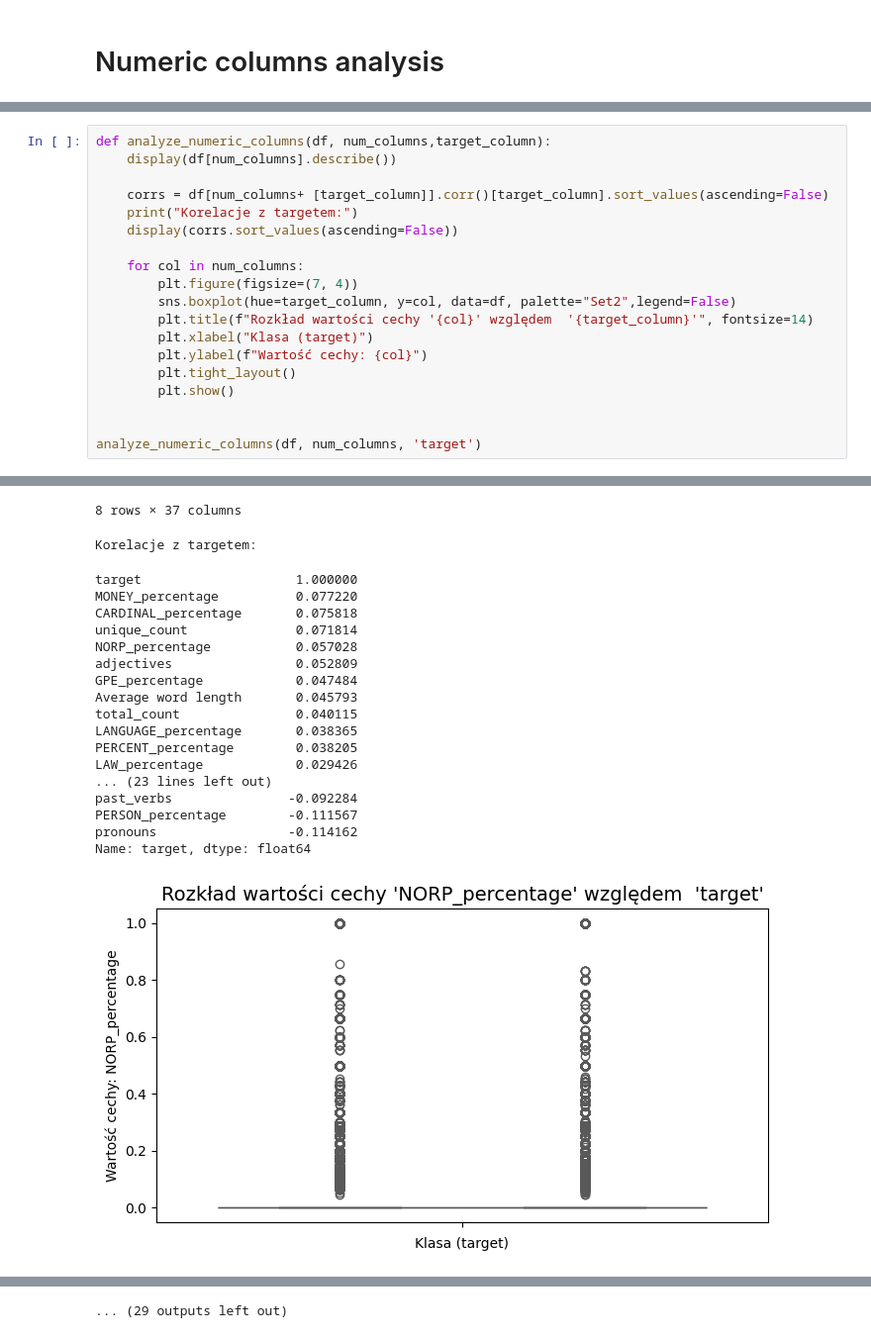
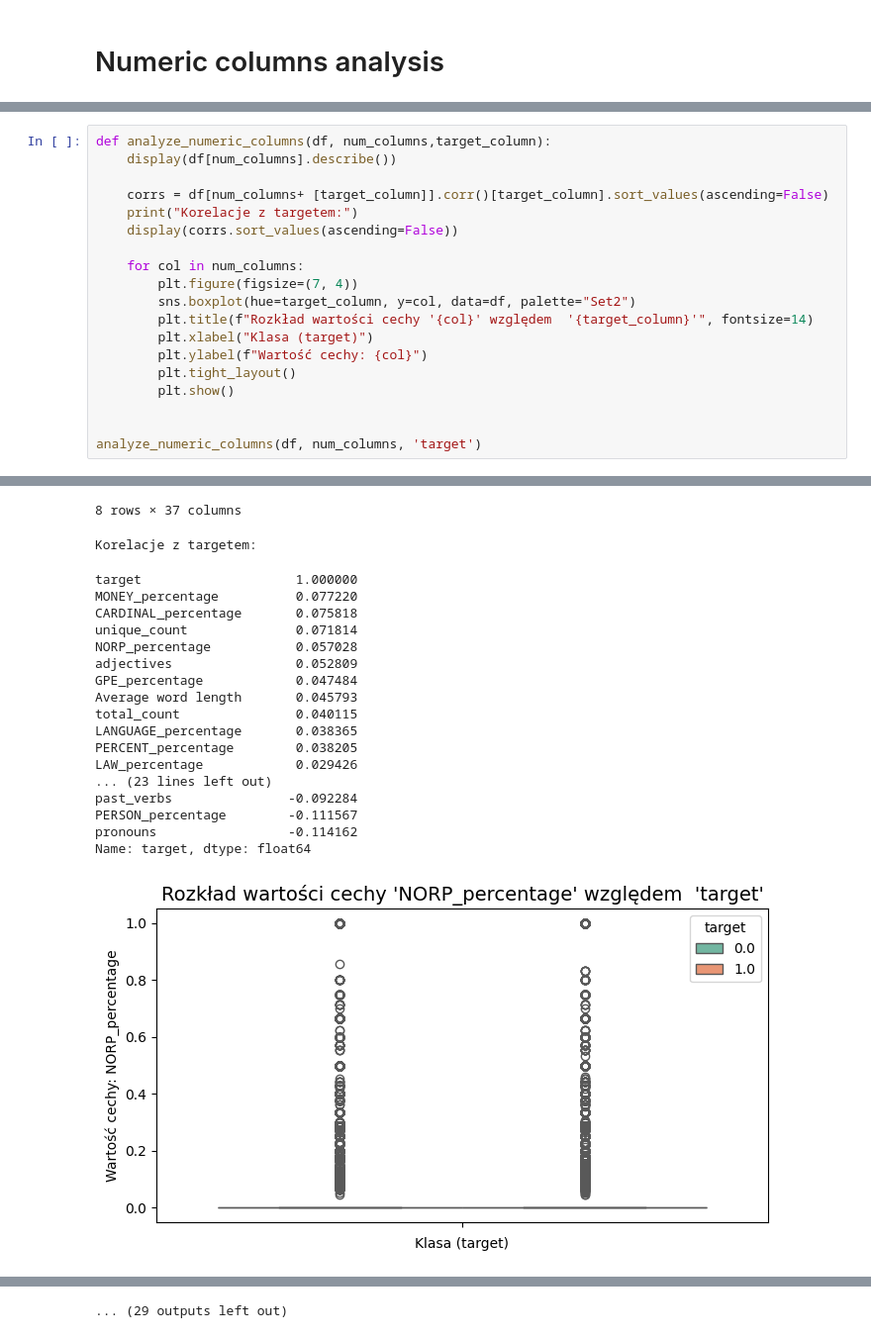
Before and after one commit to Igoras6534/Fake-News_Detector, a Jupyter notebook: notebooks/TFIDF+GridSearch_approach_new_data/01_eda.ipynb, the cells around one changed output, grey strips where cells are left out. Shown at 99% size. Cells and saved outputs as stored; diff of their text form.

```diff
--- a/notebooks/TFIDF+GridSearch_approach_new_data/01_eda.ipynb
+++ b/notebooks/TFIDF+GridSearch_approach_new_data/01_eda.ipynb
@@ -54,7 +72,7 @@ def analyze_numeric_columns(df, num_columns,target_column):
 
     for col in num_columns:
         plt.figure(figsize=(7, 4))
-        sns.boxplot(hue=target_column, y=col, data=df, palette="Set2",legend=False)
+        sns.boxplot(hue=target_column, y=col, data=df, palette="Set2")
         plt.title(f"Rozkład wartości cechy '{col}' względem  '{target_column}'", fontsize=14)
         plt.xlabel("Klasa (target)")
         plt.ylabel(f"Wartość cechy: {col}")
@@ -65,31 +83,31 @@ def analyze_numeric_columns(df, num_columns,target_column):
 analyze_numeric_columns(df, num_columns, 'target')
 # %% [output]
 |  | NORP_percentage | GPE_percentage | PERSON_percentage | MONEY_percentage | DATE_percentage | ... |
 | count | 134198.000000 | 134198.000000 | 134198.000000 | 134198.000000 | 134198.000000 | ... |
 | mean | 0.067412 | 0.136151 | 0.221930 | 0.029525 | 0.102339 | ... |
 | std | 0.165502 | 0.242561 | 0.298133 | 0.106880 | 0.206059 | ... |
 | min | 0.000000 | 0.000000 | 0.000000 | 0.000000 | 0.000000 | ... |
 | 25% | 0.000000 | 0.000000 | 0.000000 | 0.000000 | 0.000000 | ... |
 | 50% | 0.000000 | 0.000000 | 0.000000 | 0.000000 | 0.000000 | ... |
 | 75% | 0.000000 | 0.222222 | 0.333333 | 0.000000 | 0.142857 | ... |
 | max | 1.000000 | 1.000000 | 1.000000 | 1.000000 | 1.000000 | ... |
 8 rows × 37 columns
 Korelacje z targetem:
 target                    1.000000
 MONEY_percentage          0.077220
 CARDINAL_percentage       0.075818
 unique_count              0.071814
 NORP_percentage           0.057028
 adjectives                0.052809
 GPE_percentage            0.047484
 Average word length       0.045793
 total_count               0.040115
 LANGUAGE_percentage       0.038365
 PERCENT_percentage        0.038205
 LAW_percentage            0.029426
 ... (23 lines left out)
 past_verbs               -0.092284
 PERSON_percentage        -0.111567
 pronouns                 -0.114162
 Name: target, dtype: float64
-[figure, old version]
+[figure, new version]
```
Also changed, not shown: parts of 2 cells of this notebook, 5 other files.
